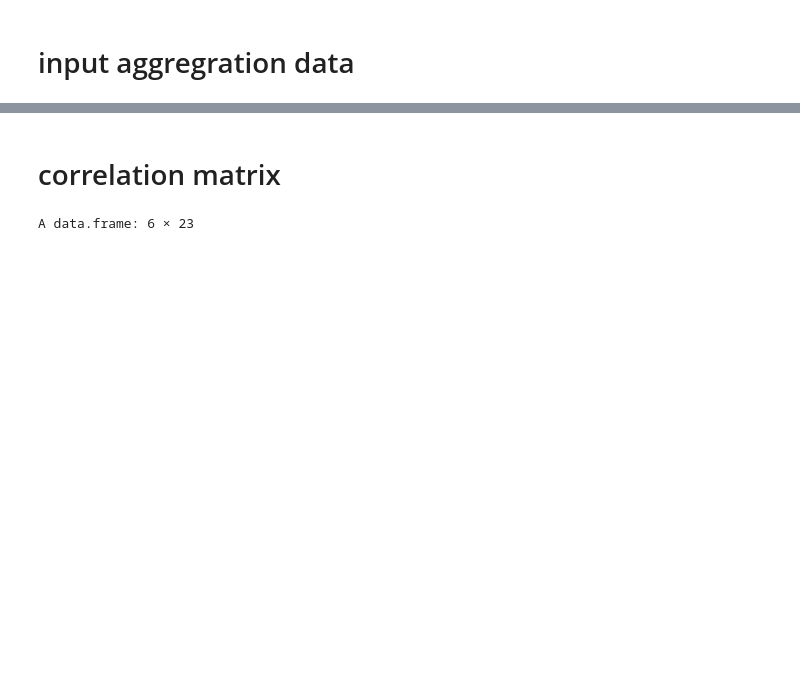
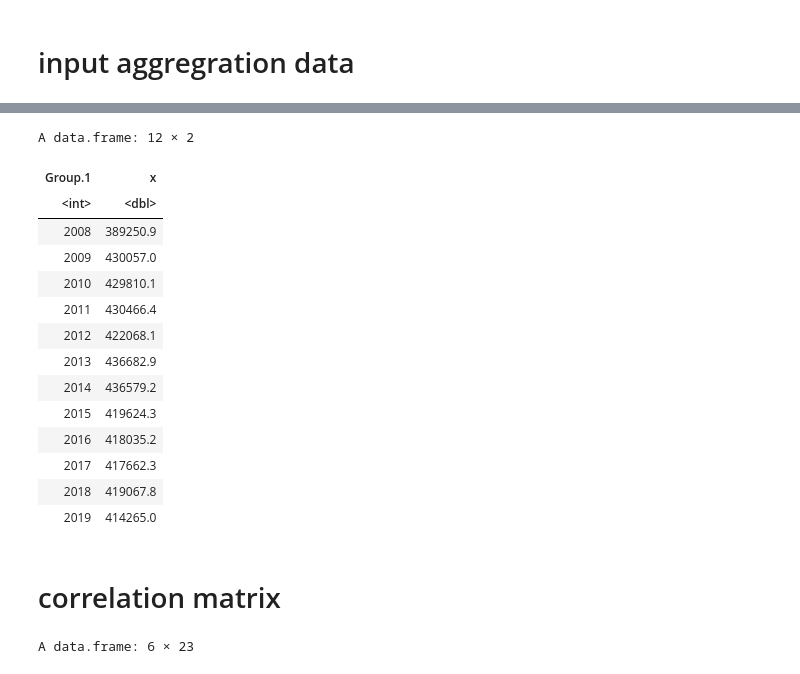
Before and after one commit to narslab/treem, a Jupyter notebook: bin/jupyter/energy-system-model-estimation.ipynb, the cells around one changed output, grey strips where cells are left out. Drawn from its saved outputs; the diff is of its cells as text; code cells hidden in the pictures; blank space fills up the shorter version.

```diff
--- a/bin/jupyter/energy-system-model-estimation.ipynb
+++ b/bin/jupyter/energy-system-model-estimation.ipynb
@@ -51,0 +54,18 @@ A data.frame: 6 × 23
+# %%
+aggdata
+# %% [output]
+A data.frame: 12 × 2
+| Group.1 | x |
+| <int> | <dbl> |
+| 2008 | 389250.9 |
+| 2009 | 430057.0 |
+| 2010 | 429810.1 |
+| 2011 | 430466.4 |
+| 2012 | 422068.1 |
+| 2013 | 436682.9 |
+| 2014 | 436579.2 |
+| 2015 | 419624.3 |
+| 2016 | 418035.2 |
+| 2017 | 417662.3 |
+| 2018 | 419067.8 |
+| 2019 | 414265.0 |
```
Also changed, not shown: parts of 6 cells of this notebook, 21 other files.
